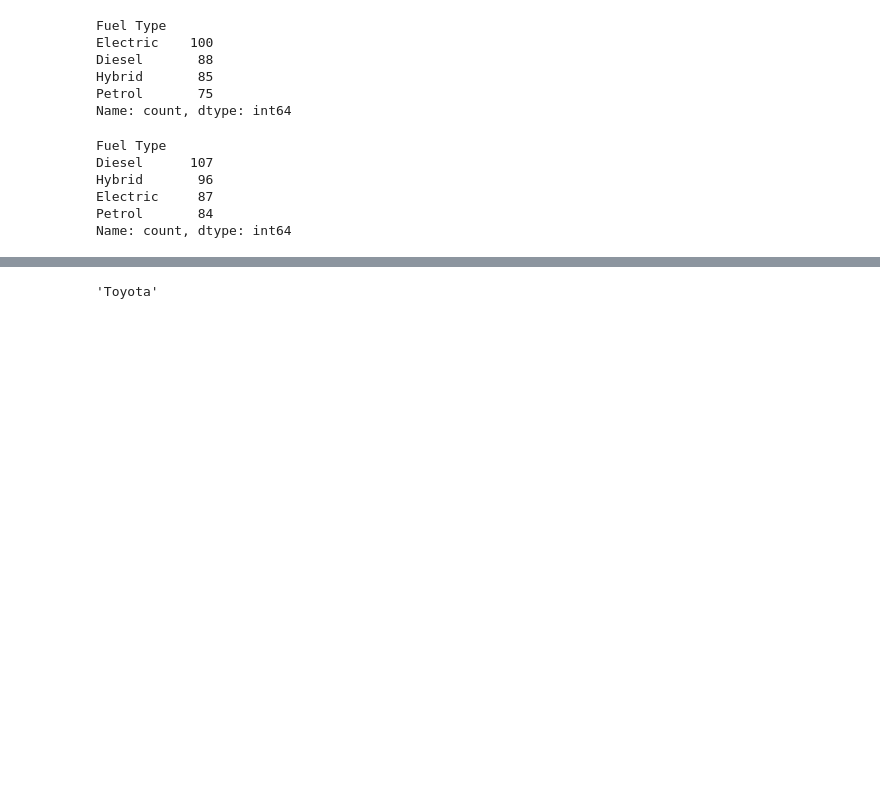
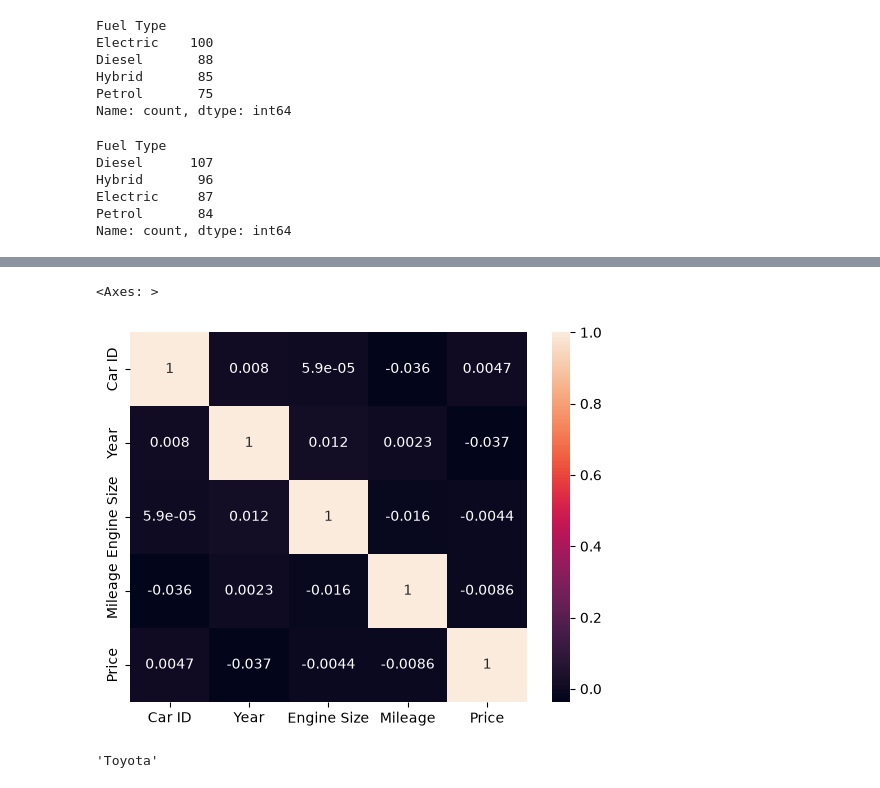
Before and after one commit to Sahilkhxn/Car_Price_prediction, a Jupyter notebook: car_price.ipynb, the cells around one changed output, grey strips where cells are left out. Cells and saved outputs as stored; diff of their text form; code cells hidden in the pictures; blank space fills up the shorter version.

Commit message:
analysis by visual

```diff
--- a/car_price.ipynb
+++ b/car_price.ipynb
@@ -312,3 +321,8 @@ Name: count, dtype: int64
+# %%
+sns.heatmap(df.corr(numeric_only=True), annot=True)
+# %% [output]
+<Axes: >
+[figure, added]
 # %%
 max_in_car=df.Brand.max()
 max_in_car
```
Also changed, not shown: parts of 1 cell of this notebook.
